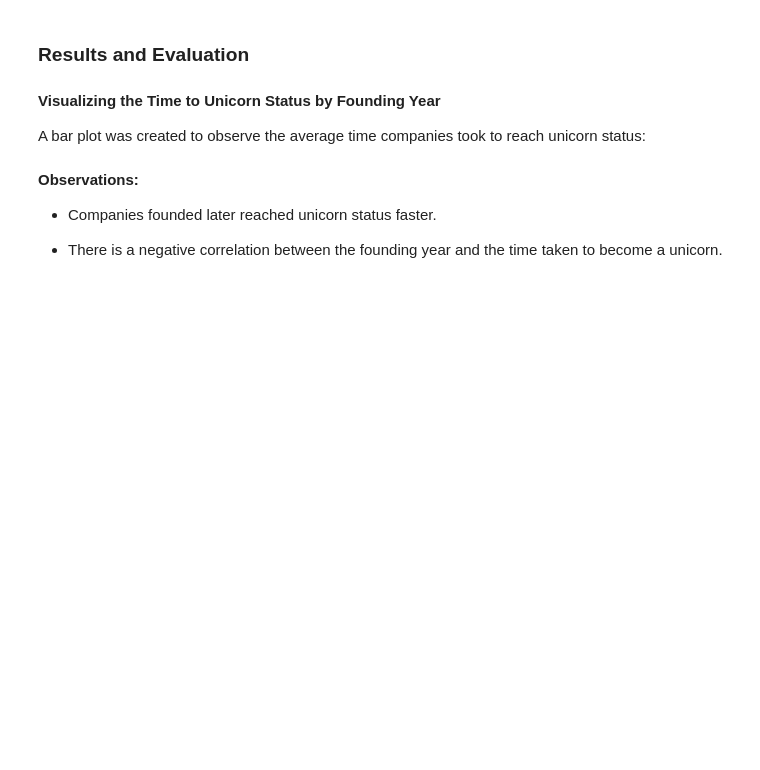
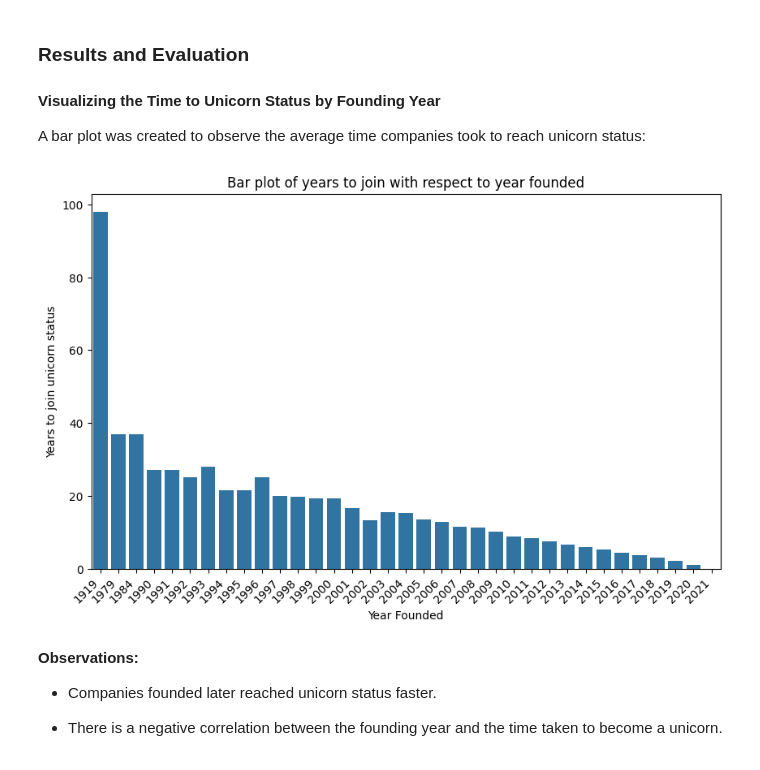
Before and after one commit to Cyberoctane29/Unicorn-Companies-Analysis, a Jupyter notebook: Unicorn_Companies_Analysis.ipynb, the cells around one changed output. Cells and saved outputs as stored; diff of their text form; code cells hidden in the pictures; blank space fills up the shorter version.

```diff
--- a/Unicorn_Companies_Analysis.ipynb
+++ b/Unicorn_Companies_Analysis.ipynb
@@ -552,6 +552,15 @@ plt.show()
 #### Visualizing the Time to Unicorn Status by Founding Year
 
 A bar plot was created to observe the average time companies took to reach unicorn status:
+# %%
+plt.figure(figsize=(10,6))
+sns.barplot(x=companies["Year Founded"], y=companies["Years To Join"], errorbar=('ci', False))
+plt.title("Bar plot of years to join with respect to year founded")
+plt.ylabel("Years to join unicorn status")
+plt.xticks(rotation=45, horizontalalignment='right')
+plt.show()
+# %% [output]
+[figure, added]
 # %% [markdown]
 **Observations:**
 
```
Also changed, not shown: parts of 1 cell of this notebook.
